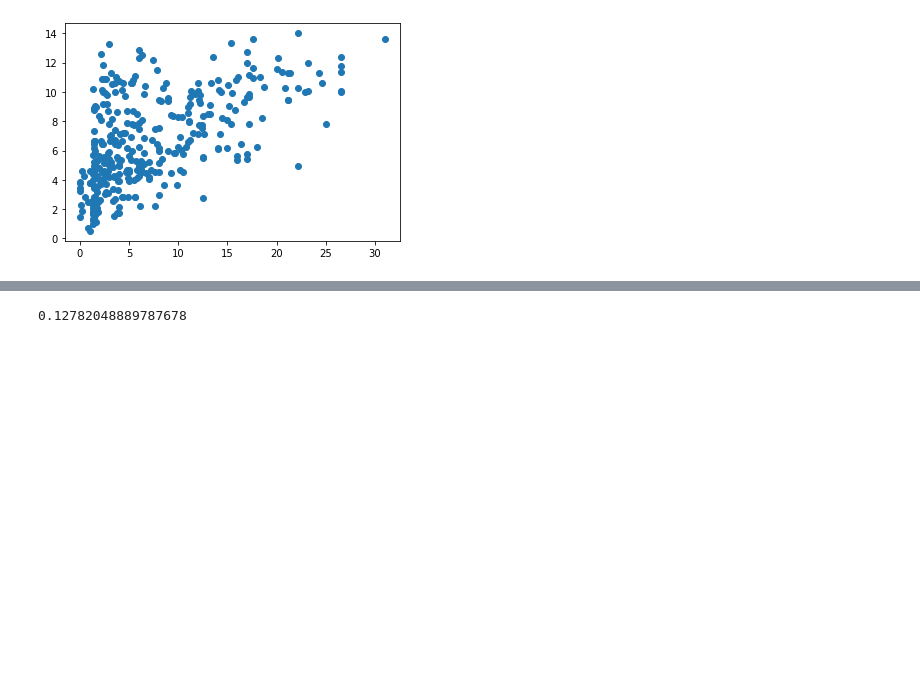
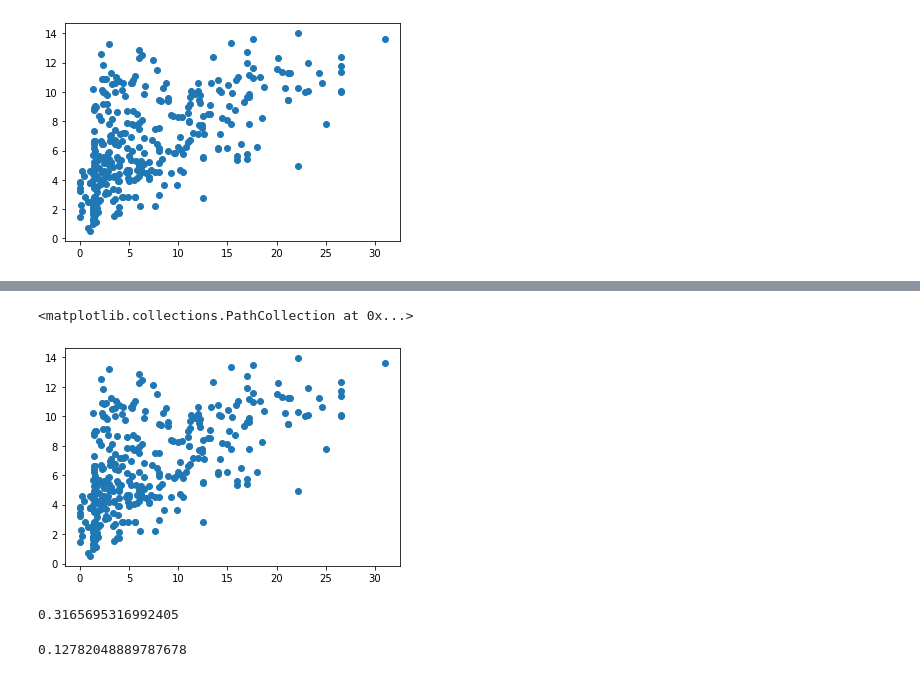
Before and after one commit to anuttamp/final562, a Jupyter notebook: final proj.ipynb, the cells around one changed output, grey strips where cells are left out. Drawn from its saved outputs; the diff is of its cells as text; code cells hidden in the pictures; blank space fills up the shorter version.

```diff
--- a/final proj.ipynb
+++ b/final proj.ipynb
@@ -250,2 +265,16 @@ matplotlib.pyplot.scatter(updated_baller[['SALARY_MILLIONS']], cross_val_predict
+# %%
+#Lasso regression with alpha of 0.005
+from sklearn.linear_model import Lasso
+lasso = Lasso(alpha=0.005)
+lasso.fit(updated_baller.drop(['SALARY_MILLIONS'], axis=1),  updated_baller[['SALARY_MILLIONS']])
+matplotlib.pyplot.scatter(updated_baller[['SALARY_MILLIONS']], cross_val_predict(lasso, updated_baller.drop(['SALARY_MILLIONS'], axis=1), updated_baller[['SALARY_MILLIONS']], cv=5))
+# %% [output]
+<matplotlib.collections.PathCollection at 0x...>
+[figure, added]
+# %%
+# Accuracy of model from Lasso using cross validation
+metrics.r2_score(updated_baller[['SALARY_MILLIONS']], cross_val_predict(lasso, updated_baller.drop(['SALARY_MILLIONS'], axis=1), updated_baller[['SALARY_MILLIONS']], cv=5))
+# %% [output]
+0.3165695316992405
 # %%
 #After looking at the inaccuracies depicted by the 5-fold cross validation and the 5-fold validation itself,
```
Also changed, not shown: parts of 9 cells of this notebook.
